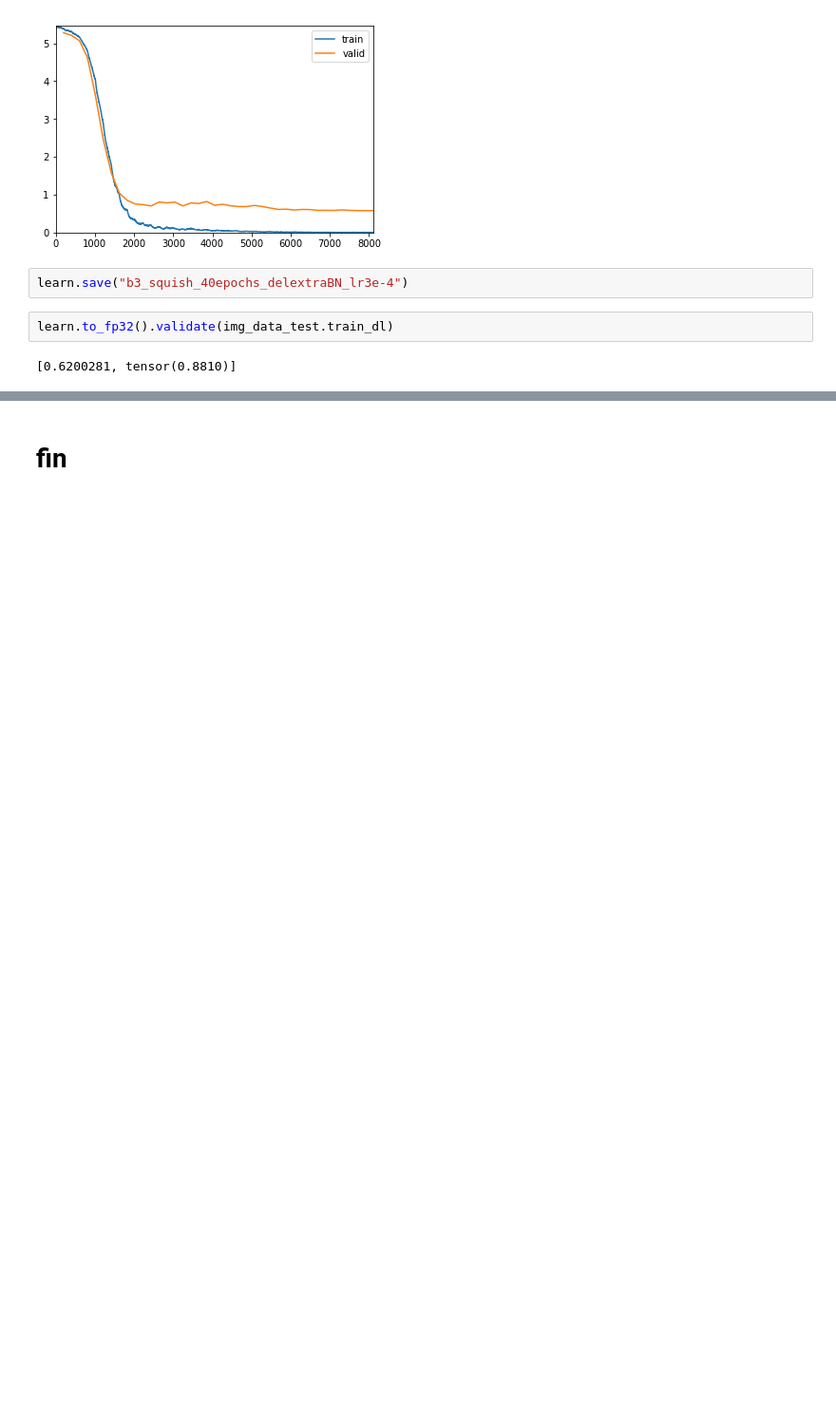
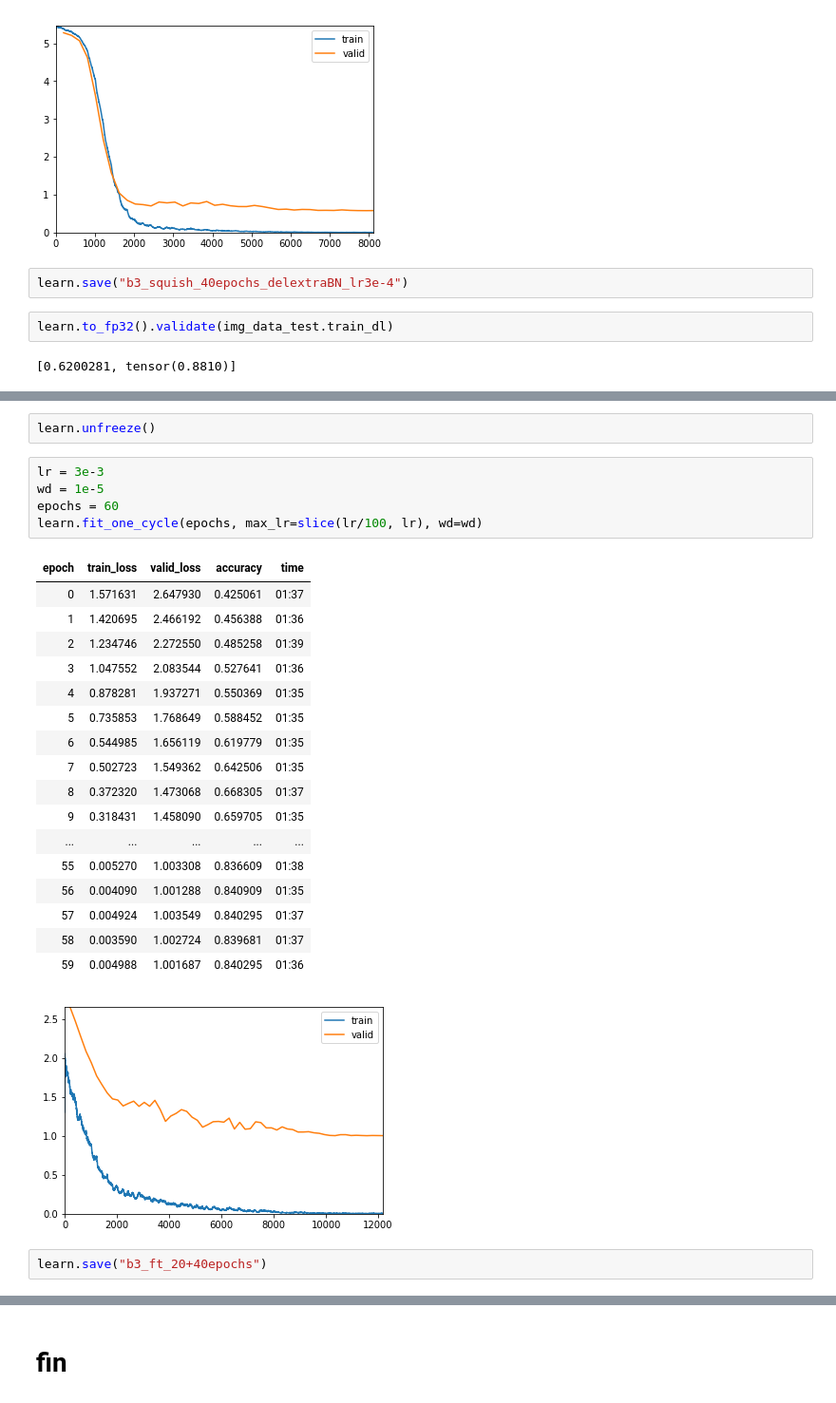
Before and after one commit to zerothphase/ai4sea_cv_challenge, a Jupyter notebook: Efficientnet_3.ipynb, the cells around one changed output, grey strips where cells are left out. Shown at 95% size. Cells and saved outputs as stored; diff of their text form; blank space fills up the shorter version.

```diff
--- a/Efficientnet_3.ipynb
+++ b/Efficientnet_3.ipynb
@@ -836,0 +1006,28 @@ learn.to_fp32().validate(img_data_test.train_dl)
+# %%
+learn.unfreeze()
+# %%
+lr = 3e-3
+wd = 1e-5
+epochs = 60
+learn.fit_one_cycle(epochs, max_lr=slice(lr/100, lr), wd=wd)
+# %% [output]
+| epoch | train_loss | valid_loss | accuracy | time |
+| 0 | 1.571631 | 2.647930 | 0.425061 | 01:37 |
+| 1 | 1.420695 | 2.466192 | 0.456388 | 01:36 |
+| 2 | 1.234746 | 2.272550 | 0.485258 | 01:39 |
+| 3 | 1.047552 | 2.083544 | 0.527641 | 01:36 |
+| 4 | 0.878281 | 1.937271 | 0.550369 | 01:35 |
+| 5 | 0.735853 | 1.768649 | 0.588452 | 01:35 |
+| 6 | 0.544985 | 1.656119 | 0.619779 | 01:35 |
+| 7 | 0.502723 | 1.549362 | 0.642506 | 01:35 |
+| 8 | 0.372320 | 1.473068 | 0.668305 | 01:37 |
+| 9 | 0.318431 | 1.458090 | 0.659705 | 01:35 |
+| ... | ... | ... | ... | ... |
+| 55 | 0.005270 | 1.003308 | 0.836609 | 01:38 |
+| 56 | 0.004090 | 1.001288 | 0.840909 | 01:35 |
+| 57 | 0.004924 | 1.003549 | 0.840295 | 01:37 |
+| 58 | 0.003590 | 1.002724 | 0.839681 | 01:37 |
+| 59 | 0.004988 | 1.001687 | 0.840295 | 01:36 |
+[figure, added]
+# %%
+learn.save("b3_ft_20+40epochs")
```
Also changed, not shown: parts of 14 cells of this notebook, 1 other file.
